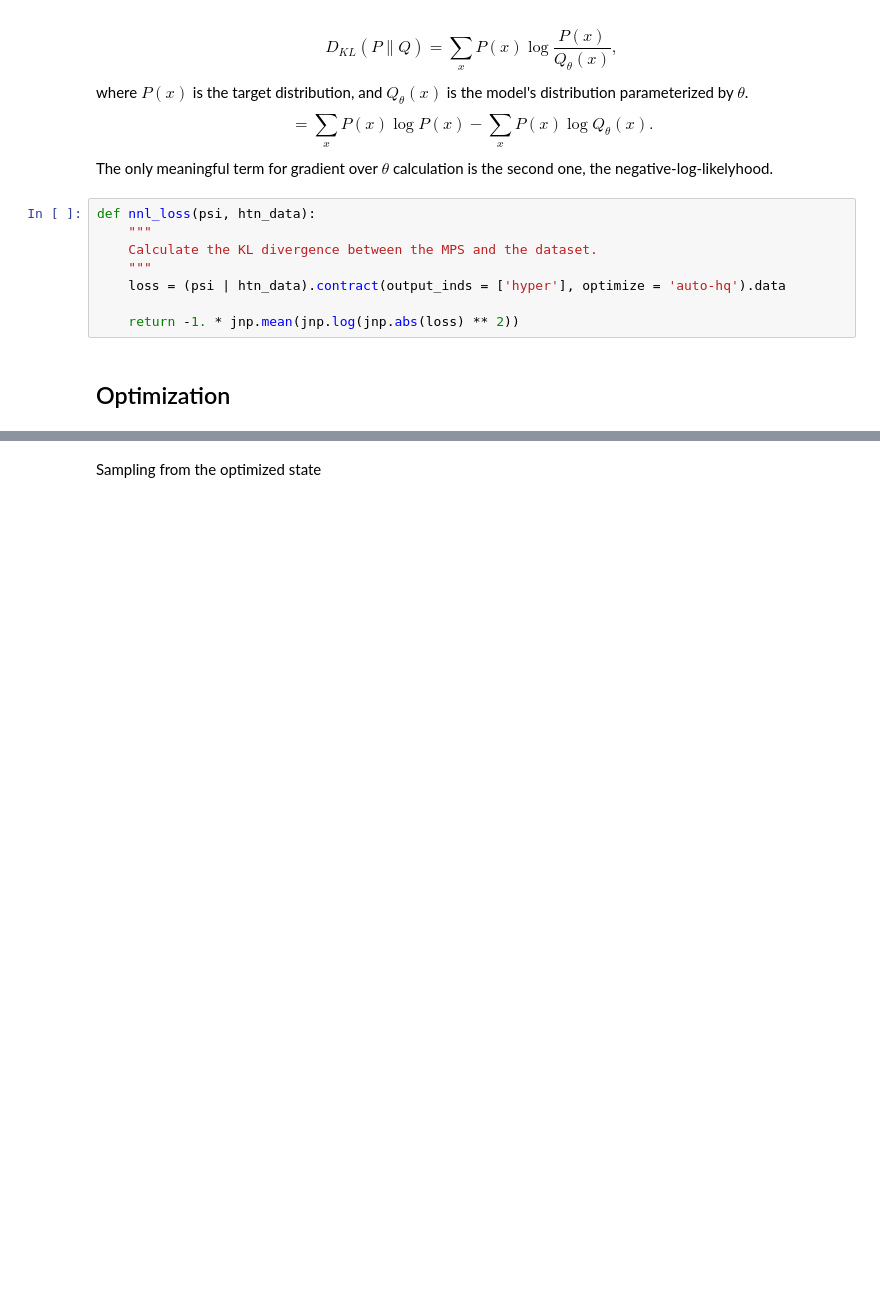
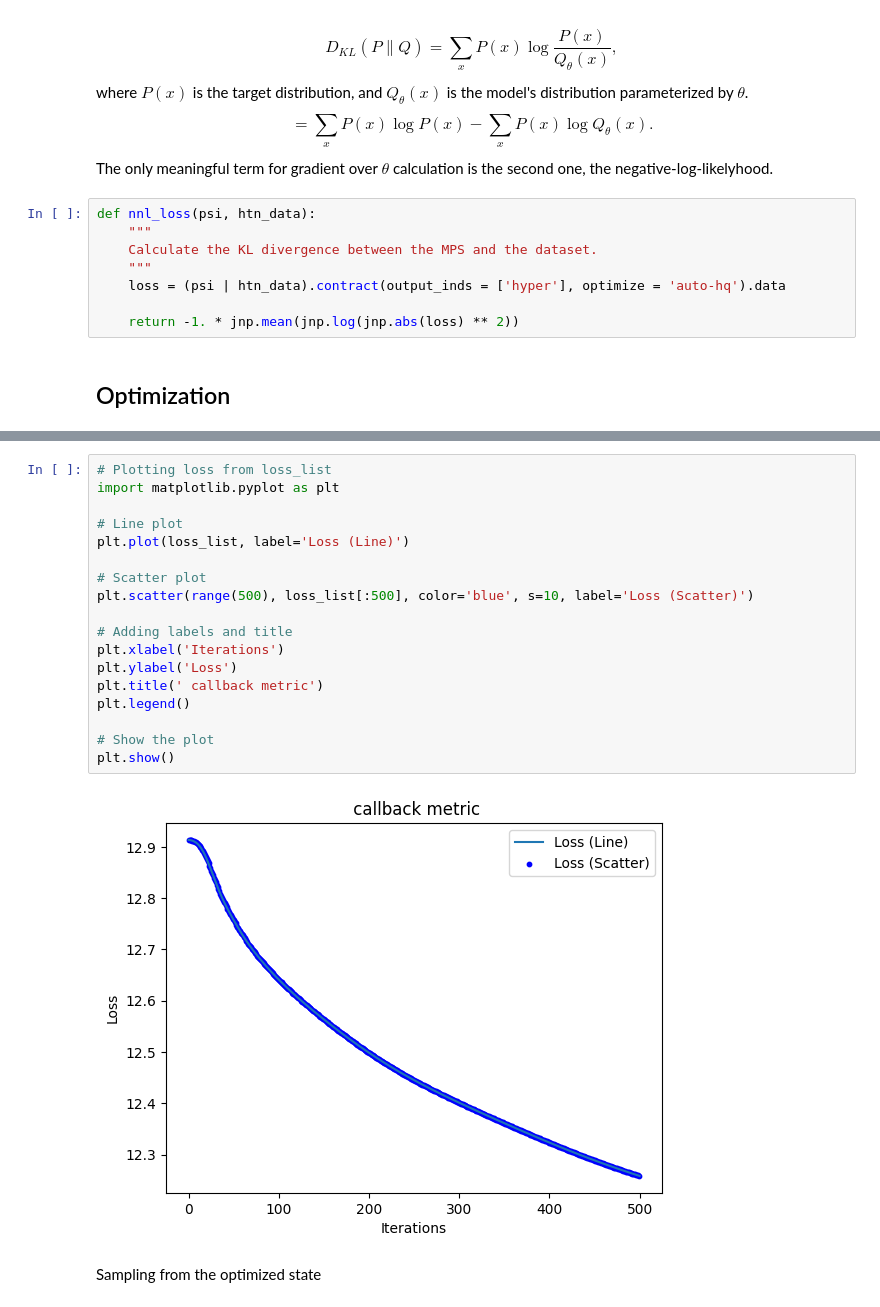
Before and after one commit to mattia-robbiano/tnbm, a Jupyter notebook: fix.ipynb, the cells around one changed output, grey strips where cells are left out. Drawn from its saved outputs; the diff is of its cells as text; blank space fills up the shorter version.

```diff
--- a/fix.ipynb
+++ b/fix.ipynb
@@ -300,3 +300,23 @@ fig.savefig('plot.pdf', facecolor='white')
+# %%
+# Plotting loss from loss_list
+import matplotlib.pyplot as plt
+
+# Line plot
+plt.plot(loss_list, label='Loss (Line)')
+
+# Scatter plot
+plt.scatter(range(500), loss_list[:500], color='blue', s=10, label='Loss (Scatter)')
+
+# Adding labels and title
+plt.xlabel('Iterations')
+plt.ylabel('Loss')
+plt.title(' callback metric')
+plt.legend()
+
+# Show the plot
+plt.show()
+# %% [output]
+[figure, added]
 # %% [markdown]
 Sampling from the optimized state
 # %%
```
Also changed, not shown: parts of 21 cells of this notebook.
